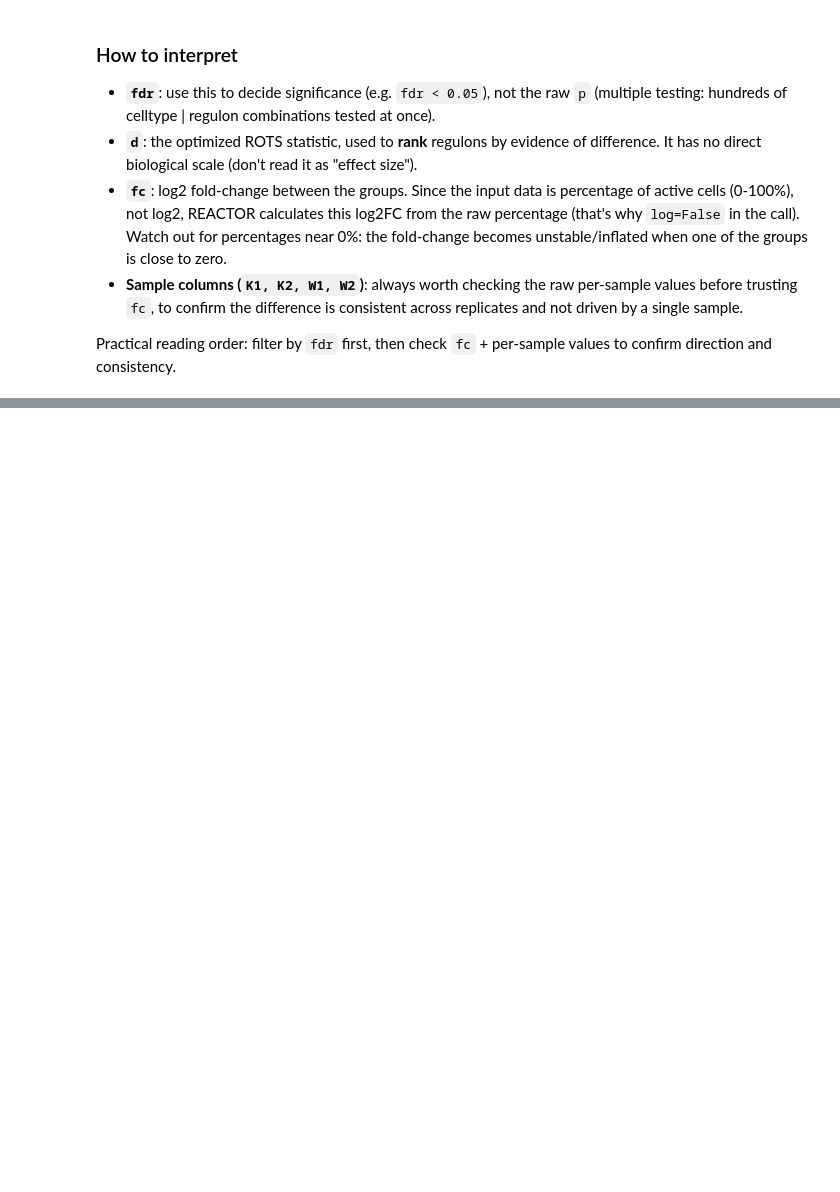
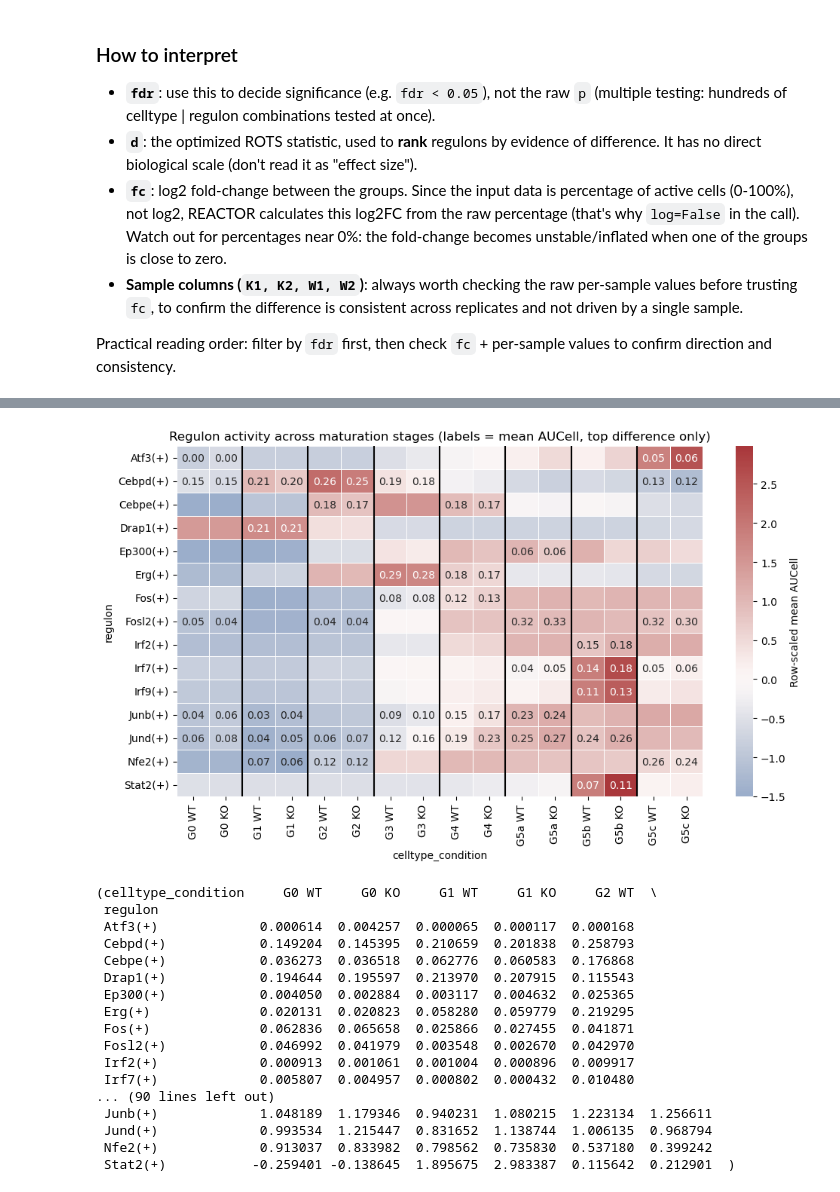
Before and after one commit to TAndrighetti/SingleCell_Analysis_Tools, a Jupyter notebook: tutoriais/SCENIC_application.ipynb, the cells around one changed output, grey strips where cells are left out. Saved outputs shown, nothing was run; the diff lists cells and outputs as text; code cells hidden in the pictures; blank space fills up the shorter version.

```diff
--- a/tutoriais/SCENIC_application.ipynb
+++ b/tutoriais/SCENIC_application.ipynb
@@ -3758,0 +4145,31 @@ Practical reading order: filter by `fdr` first, then check `fc` + per-sample val
+# %%
+# variant: mean AUCell value labeled only on the selected top-difference cells
+PlotScenicActivityDifferenceHeatmap(
+    scenic_difference,
+    top_scenic_differences,
+    celltype_key="celltype",
+    reference_condition="WT",
+    test_condition="KO",
+    stage_order=stage_order,
+    annotate_values=True,
+    annotate_top_only=True,
+)
+# %% [output]
+[figure, added]
+(celltype_condition     G0 WT     G0 KO     G1 WT     G1 KO     G2 WT  \
+ regulon
+ Atf3(+)             0.000614  0.004257  0.000065  0.000117  0.000168
+ Cebpd(+)            0.149204  0.145395  0.210659  0.201838  0.258793
+ Cebpe(+)            0.036273  0.036518  0.062776  0.060583  0.176868
+ Drap1(+)            0.194644  0.195597  0.213970  0.207915  0.115543
+ Ep300(+)            0.004050  0.002884  0.003117  0.004632  0.025365
+ Erg(+)              0.020131  0.020823  0.058280  0.059779  0.219295
+ Fos(+)              0.062836  0.065658  0.025866  0.027455  0.041871
+ Fosl2(+)            0.046992  0.041979  0.003548  0.002670  0.042970
+ Irf2(+)             0.000913  0.001061  0.001004  0.000896  0.009917
+ Irf7(+)             0.005807  0.004957  0.000802  0.000432  0.010480
+... (90 lines left out)
+ Junb(+)             1.048189  1.179346  0.940231  1.080215  1.223134  1.256611
+ Jund(+)             0.993534  1.215447  0.831652  1.138744  1.006135  0.968794
+ Nfe2(+)             0.913037  0.833982  0.798562  0.735830  0.537180  0.399242
+ Stat2(+)           -0.259401 -0.138645  1.895675  2.983387  0.115642  0.212901  )
```
Also changed, not shown: parts of 30 cells of this notebook, 3 other files.
